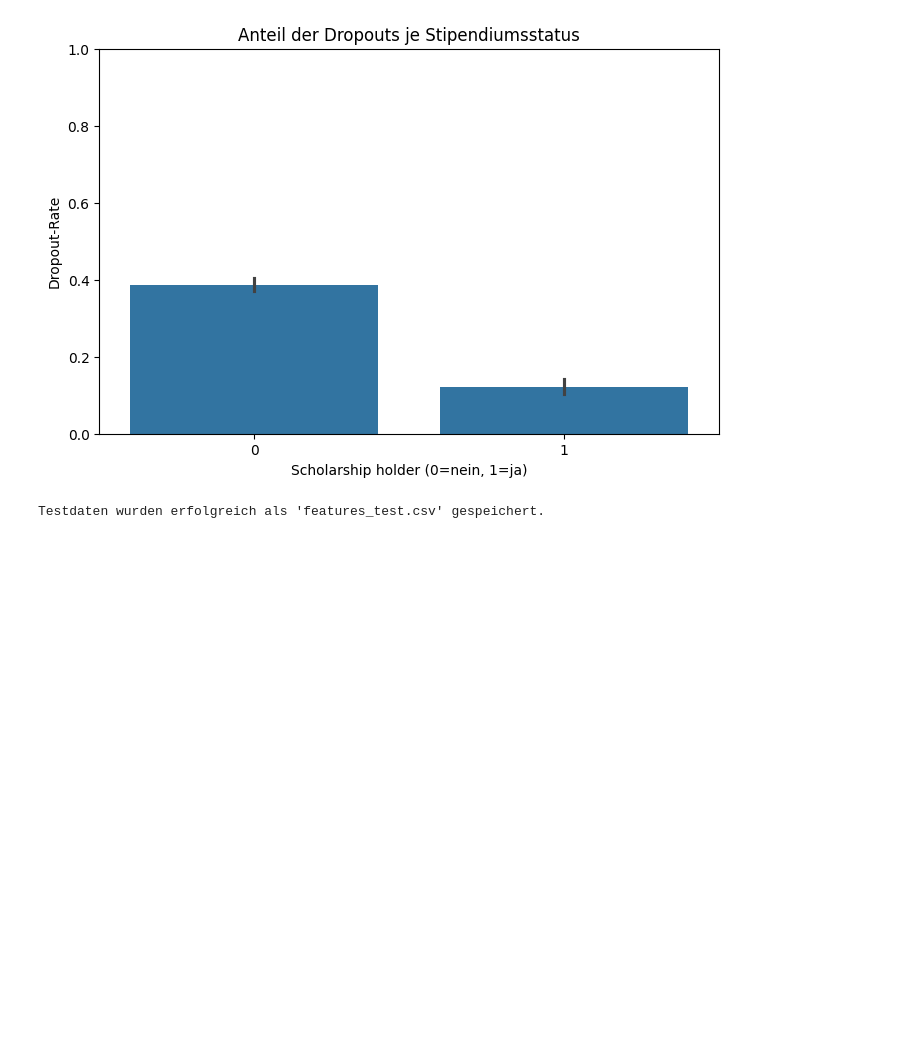
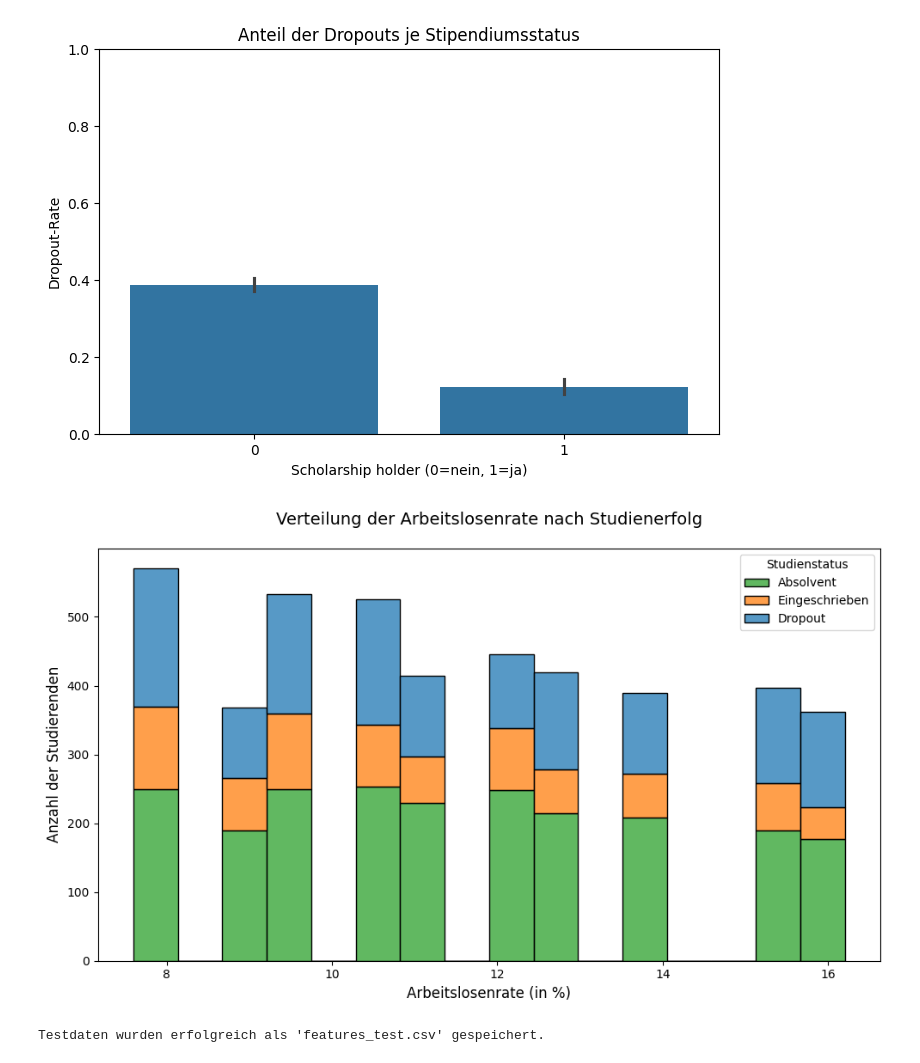
Before and after one commit to Sorour2025/SorourEndProjekt, a Jupyter notebook: data.ipynb, the cells around one changed output. Drawn from its saved outputs; the diff is of its cells as text; code cells hidden in the pictures; blank space fills up the shorter version.

Commit message:
dropout nach Arbeitslosenrate

```diff
--- a/data.ipynb
+++ b/data.ipynb
@@ -387,6 +387,20 @@ plt.xlabel('Scholarship holder (0=nein, 1=ja)')
 plt.show()
 # %% [output]
 [figure]
+# %%
+plt.figure(figsize=(10, 6))
+sns.histplot(x='unemployment_rate',data=df,hue='target',multiple='stack',)
+
+plt.title("Verteilung der Arbeitslosenrate nach Studienerfolg", fontsize=14, pad=20)
+plt.xlabel("Arbeitslosenrate (in %)", fontsize=12)
+plt.ylabel("Anzahl der Studierenden", fontsize=12)
+plt.legend(title="Studienstatus",labels=["Absolvent", "Eingeschrieben", "Dropout"], )
+
+
+plt.tight_layout()
+plt.show()
+# %% [output]
+[figure, added]
 # %%
 from sklearn.model_selection import train_test_split
 
```
